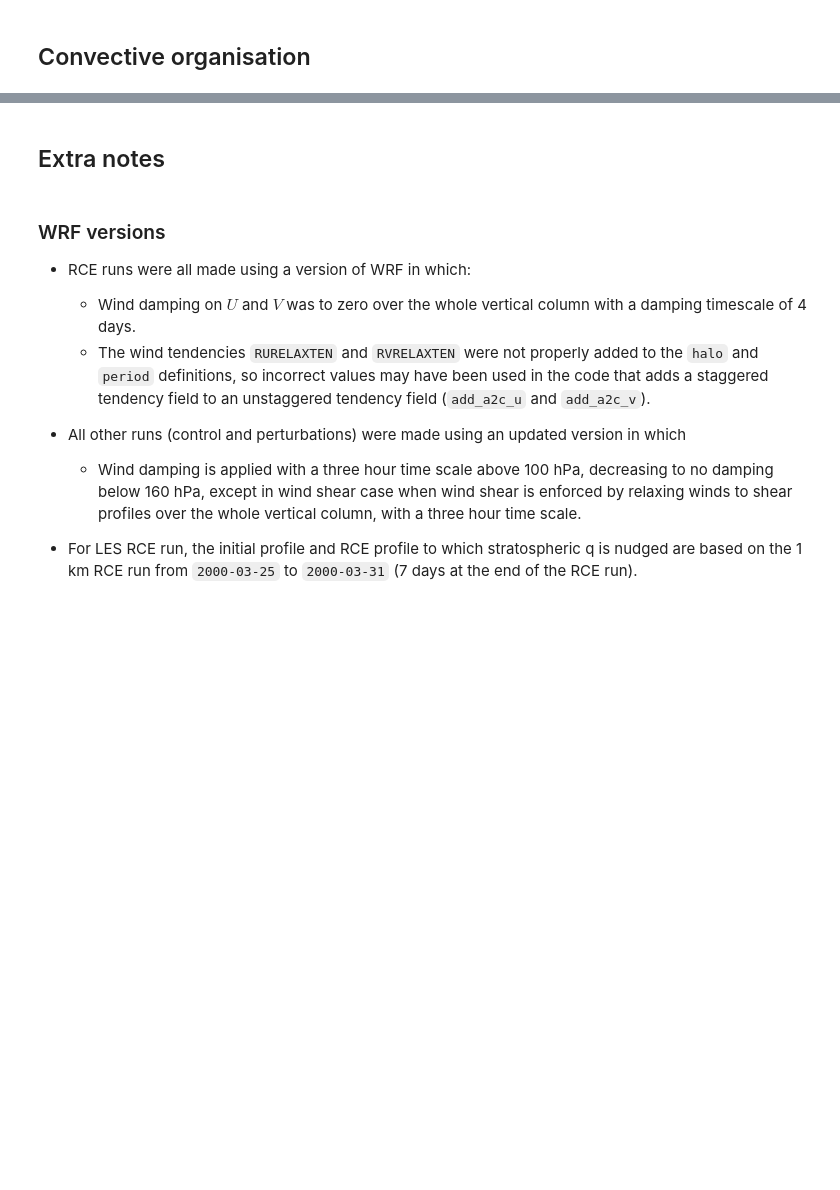
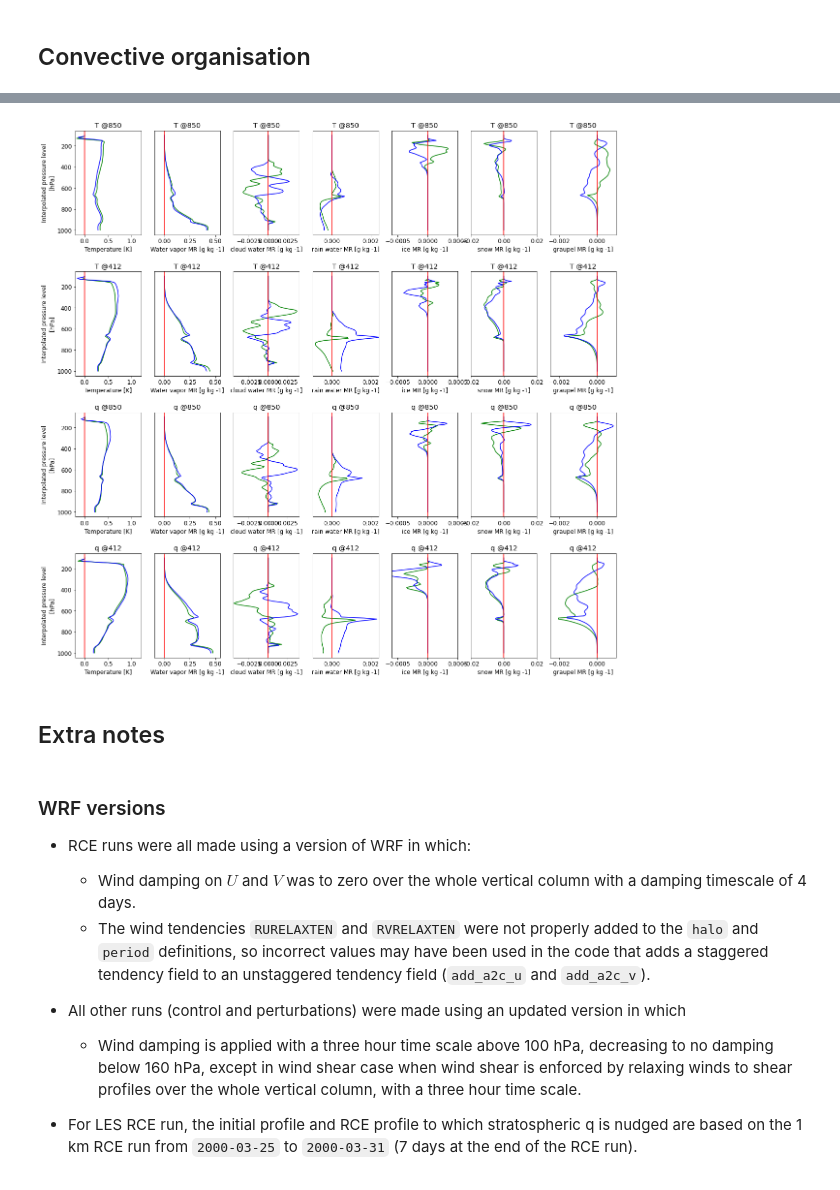
Before and after one commit to traupach/wrf_lrf_les, a Jupyter notebook: analysis/perturbation_key_results.ipynb, the cells around one changed output, grey strips where cells are left out. Cells and saved outputs as stored; diff of their text form; code cells hidden in the pictures; blank space fills up the shorter version.

```diff
--- a/analysis/perturbation_key_results.ipynb
+++ b/analysis/perturbation_key_results.ipynb
@@ -487,0 +354,12 @@ dat.pw_scaled_var.plot(x='time', hue='Dataset')
+# %%
+dat = profs['LES']
+control_name = 'Control'
+
+diffs = wp.diff_means(profs=dat, control_name=control_name)
+
+variables = ['tk', 'q', 'qcloud', 'qrain', 'qice', 'qsnow', 'qgraup']
+pos_perts = ['T 0.5 @850', 'T 0.5 @412', 'q 0.0002 @850', 'q 0.0002 @412']
+neg_perts = ['T -0.5 @850', 'T -0.5 @412', 'q -0.0002 @850', 'q -0.0002 @412']
+# %%
+%%time
+diffs = diffs.load()
@@ -488,3 +369,41 @@ dat.pw_scaled_var.plot(x='time', hue='Dataset')
+# %%
+perts = ['T @850', 'T @412', 'q @850', 'q @412']
+# %%
+lims = {'tk': [-0.2, 1.2],
+        'q': [-0.1, 0.55],
+        #'qcloud': np.array([-0.2, 0.2])*1e-2,
+        #'qrain': np.array([-0.2, 0.2])*1e-2,
+        #'qice': np.array([-0.2, 0.2])*1e-2,
+        #'qsnow': np.array([-0.2, 0.2])*1e-2,
+        #'qgraup': np.array([-0.2, 0.2])*1e-2}
+        'qcloud': np.array([-4.5, 4])*1e-3,
+         'qrain': np.array([-1, 2.4])*1e-3,
+         'qice': np.array([-0.6, 0.5])*1e-3,
+         'qsnow': np.array([-20, 20])*1e-3,
+         'qgraup': np.array([-2.5, 1])*1e-3}
+
+# Perts in rows, variables in columns.
+fig, axs = plt.subplots(nrows=len(pos_perts), ncols=len(variables), figsize=(20,20),
+                        gridspec_kw={'hspace':0.35})
+
+for i in np.arange(len(pos_perts)):
+    for j, v in enumerate(variables):
+        (diffs.sel(Dataset=neg_perts[i])[v]*-1).plot(y='level', color='green', ax=axs[i,j])
+        diffs.sel(Dataset=pos_perts[i])[v].plot(y='level', color='blue', ax=axs[i,j])
+
+        att=diffs.sel(Dataset=pos_perts[i])[v].attrs
+        lab = f'{att["long_name"].replace("mixing ratio", "MR")} [{att["units"]}]'
+        axs[i,j].set_xlabel(lab)
+        axs[i,j].axvline(0, color='red')
+        axs[i,j].set_title(perts[i])
+        axs[i,j].invert_yaxis()
+        axs[i,j].ticklabel_format(useOffset=False, style='plain')
+        axs[i,j].set_xlim(lims[v][0], lims[v][1])
+        if j > 0:
+            axs[i,j].set_ylabel('')
+            axs[i,j].set_yticks([])
+# %% [output]
+[figure, added]
 # %% [markdown]
 ## Extra notes
 # %% [markdown]
```
Also changed, not shown: parts of 22 cells of this notebook, 1 other file.
